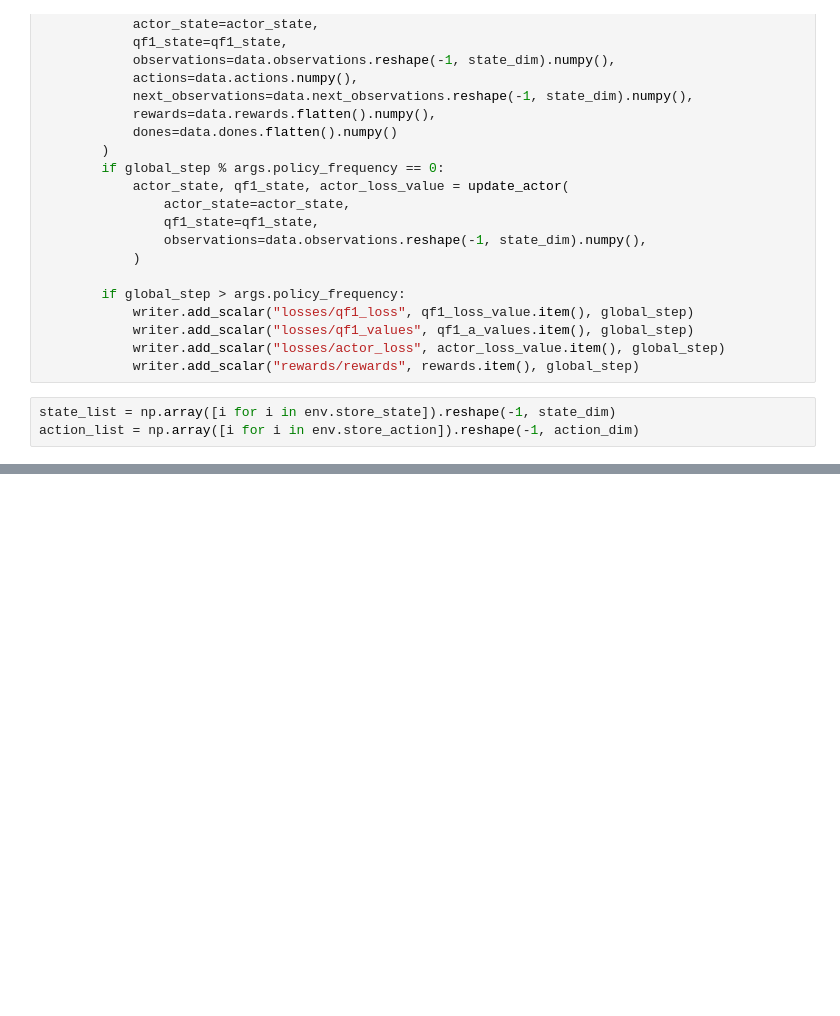
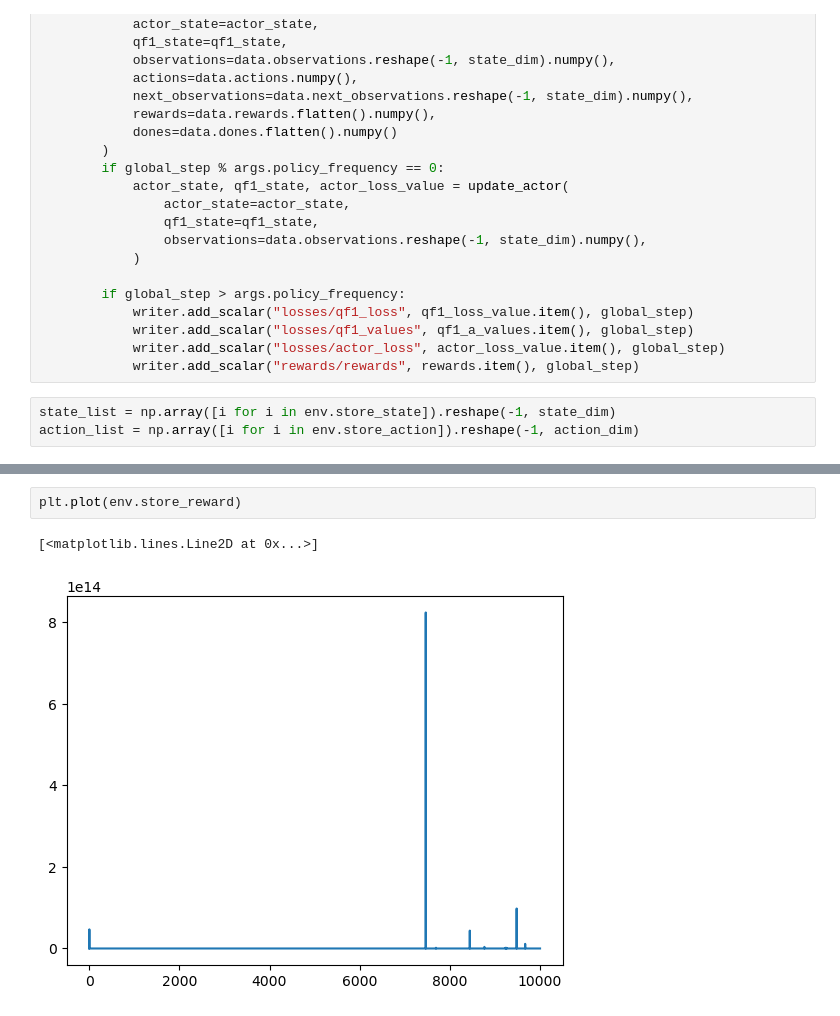
Before and after one commit to congyewang/Reinforcement-Learning-for-Adaptive-MCMC, a Jupyter notebook: Jax/V3.ipynb, the cells around one changed output, grey strips where cells are left out. Cells and saved outputs as stored; diff of their text form; blank space fills up the shorter version.

```diff
--- a/Jax/V3.ipynb
+++ b/Jax/V3.ipynb
@@ -304,0 +309,5 @@ np.sum(env.store_accetped_status)/len(env.store_accetped_status)
+# %%
+plt.plot(env.store_reward)
+# %% [output]
+[<matplotlib.lines.Line2D at 0x...>]
+[figure, added]
```
Also changed, not shown: parts of 9 cells of this notebook.
